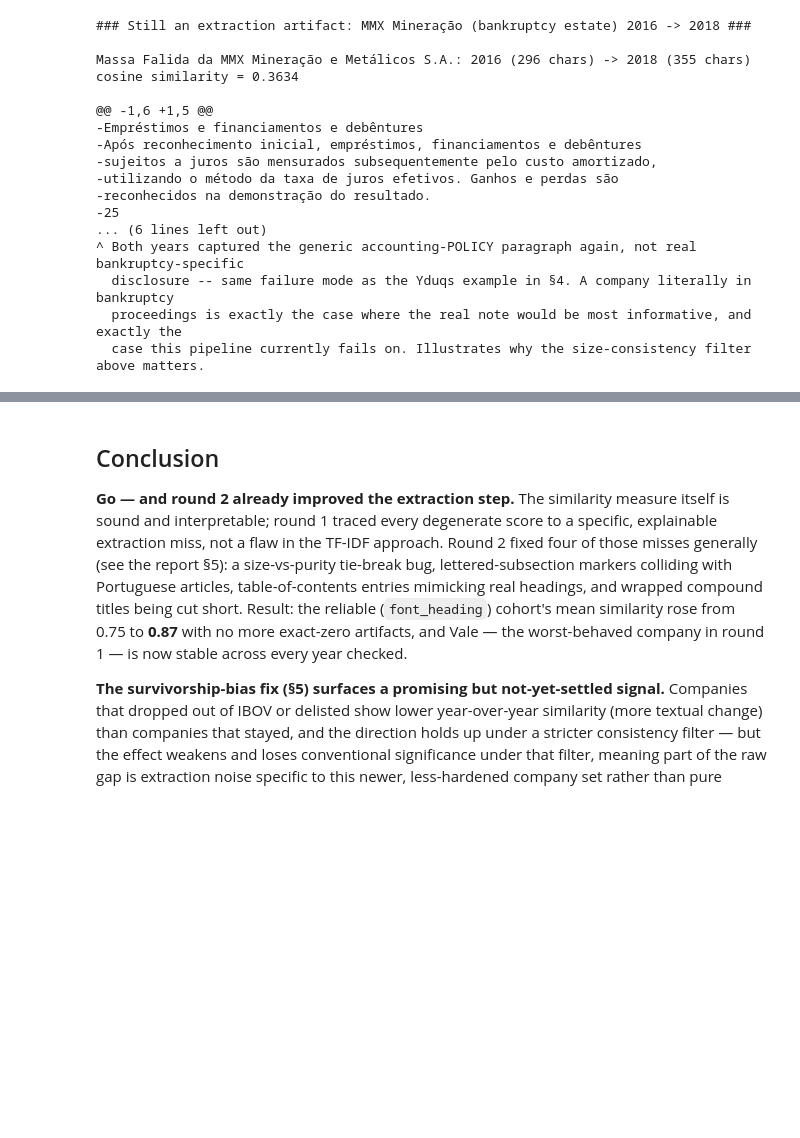
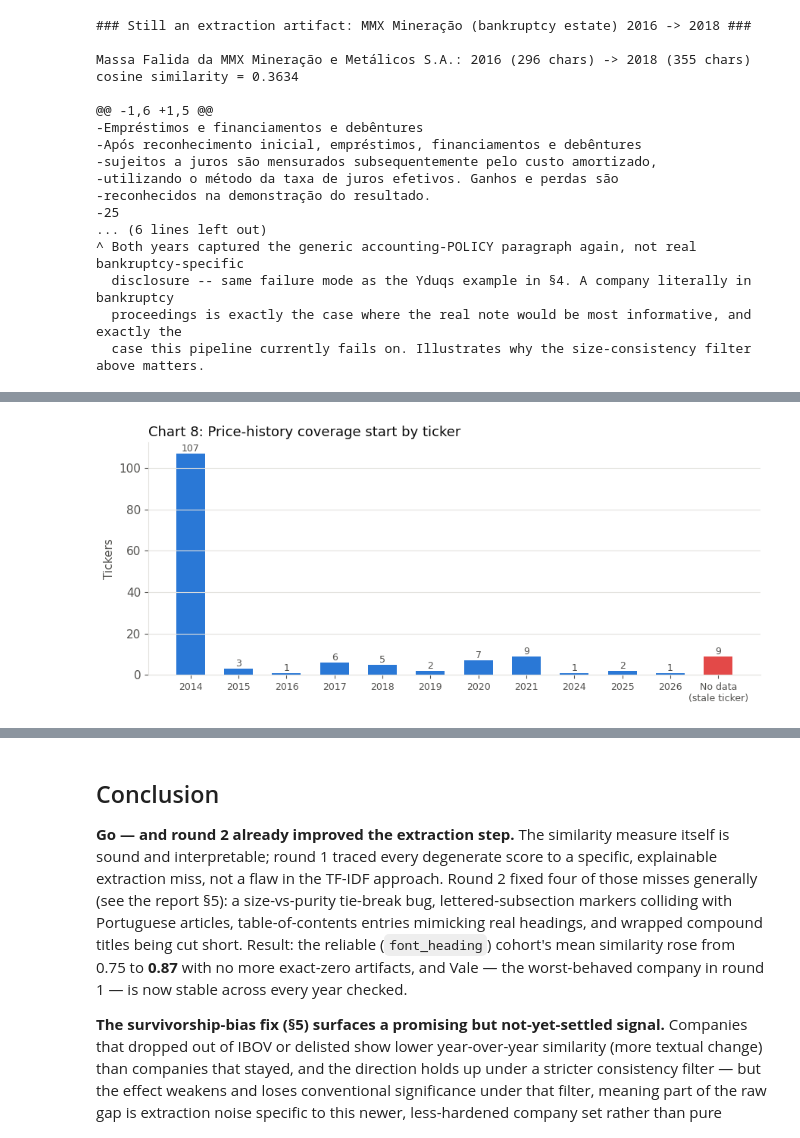
Before and after one commit to Lukijon/Thesis, a Jupyter notebook: notebooks/poc_overview.ipynb, the cells around one changed output, grey strips where cells are left out. Drawn from its saved outputs; the diff is of its cells as text; code cells hidden in the pictures; blank space fills up the shorter version.

```diff
--- a/notebooks/poc_overview.ipynb
+++ b/notebooks/poc_overview.ipynb
@@ -414,0 +471,24 @@ cosine similarity = 0.3634
+# %%
+# Year a ticker's price history starts -- flags late listings/IPOs (shorter
+# usable history for return calculations) and isolates the stale-ticker
+# artifact as its own bucket rather than hiding it as a silent NaN.
+first_valid_label = first_valid.dt.year.astype("Int64").astype(str)
+first_valid_label = first_valid_label.where(first_valid.notna(), "No data\n(stale ticker)")
+order = sorted(y for y in first_valid_label.unique() if y != "No data\n(stale ticker)")
+if "No data\n(stale ticker)" in first_valid_label.values:
+    order.append("No data\n(stale ticker)")
+year_counts = first_valid_label.value_counts().reindex(order)
+colors = [RED if label.startswith("No data") else BLUE for label in order]
+
+fig, ax = plt.subplots(figsize=(9, 4))
+ax.bar(year_counts.index, year_counts.values, color=colors, width=0.6)
+ax.set_ylabel("Tickers")
+ax.set_title("Chart 8: Price-history coverage start by ticker", loc="left", fontsize=13, color=TEXT_PRIMARY)
+ax.grid(axis="x", visible=False)
+ax.tick_params(axis="x", labelsize=9)
+for x, y in zip(year_counts.index, year_counts.values):
+    ax.text(x, y + 1, str(y), ha="center", fontsize=9, color=TEXT_SECONDARY)
+fig.tight_layout()
+plt.show()
+# %% [output]
+[figure, added]
```
Also changed, not shown: parts of 5 cells of this notebook, 3 other files.
